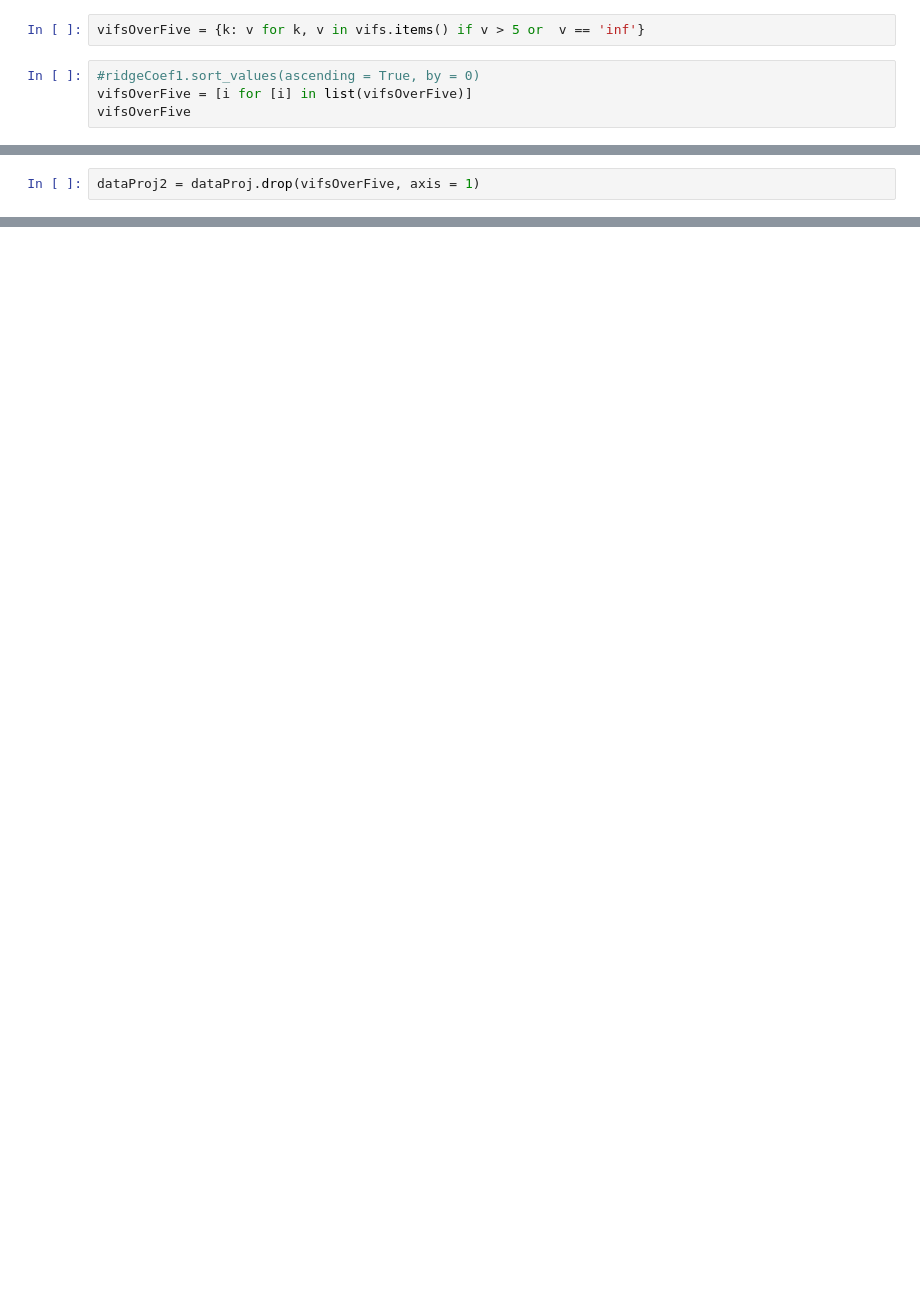
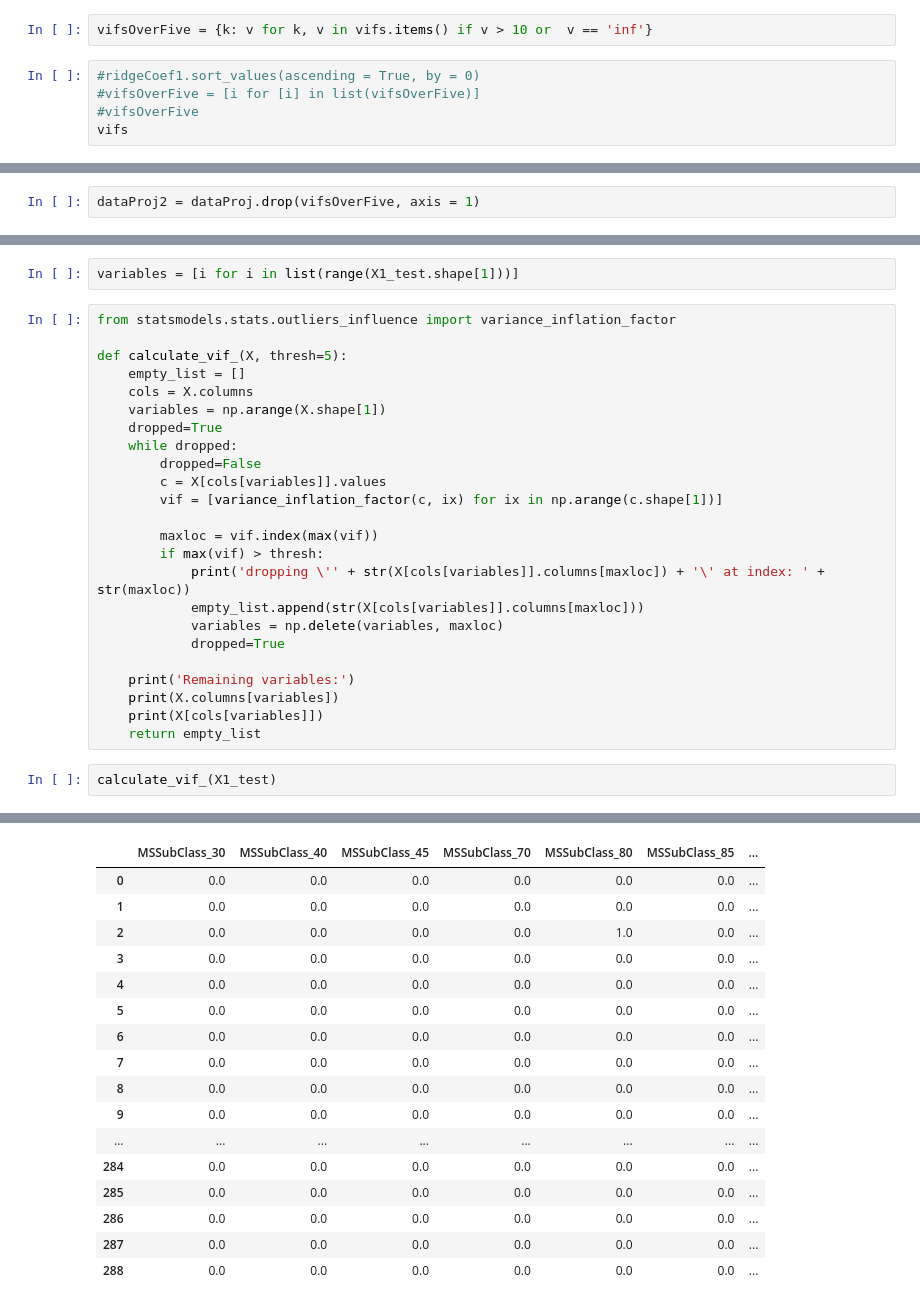
Before and after one commit to bgelly/Machine_Learning_Project_3, a Jupyter notebook: house-prices-advanced-regression-techniques/ridgeBennett/RidgeTestGelly-Copy1.ipynb, the cells around one changed output, grey strips where cells are left out. Cells and saved outputs as stored; diff of their text form; blank space fills up the shorter version.

```diff
--- a/house-prices-advanced-regression-techniques/ridgeBennett/RidgeTestGelly-Copy1.ipynb
+++ b/house-prices-advanced-regression-techniques/ridgeBennett/RidgeTestGelly-Copy1.ipynb
@@ -155,9 +155,10 @@ def calculate_vif_(X):
 
 vifs = calculate_vif_(X1_test)
 # %%
-vifsOverFive = {k: v for k, v in vifs.items() if v > 5 or  v == 'inf'}
+vifsOverFive = {k: v for k, v in vifs.items() if v > 10 or  v == 'inf'}
 # %%
 #ridgeCoef1.sort_values(ascending = True, by = 0)
-vifsOverFive = [i for [i] in list(vifsOverFive)]
-vifsOverFive
+#vifsOverFive = [i for [i] in list(vifsOverFive)]
+#vifsOverFive
+vifs
 # %% [output]
@@ -227,0 +249,29 @@ array([[0., 0., 0., ..., 0., 0., 0.],
+# %%
+variables = [i for i in list(range(X1_test.shape[1]))]
+# %%
+from statsmodels.stats.outliers_influence import variance_inflation_factor
+
+def calculate_vif_(X, thresh=5):
+    empty_list = []
+    cols = X.columns
+    variables = np.arange(X.shape[1])
+    dropped=True
+    while dropped:
+        dropped=False
+        c = X[cols[variables]].values
+        vif = [variance_inflation_factor(c, ix) for ix in np.arange(c.shape[1])]
+
+        maxloc = vif.index(max(vif))
+        if max(vif) > thresh:
+            print('dropping \'' + str(X[cols[variables]].columns[maxloc]) + '\' at index: ' + str(maxloc))
+            empty_list.append(str(X[cols[variables]].columns[maxloc]))
+            variables = np.delete(variables, maxloc)
+            dropped=True
+
+    print('Remaining variables:')
+    print(X.columns[variables])
+    print(X[cols[variables]])
+    return empty_list
+# %%
+calculate_vif_(X1_test)
+# %% [output]
@@ -227,0 +295,17 @@ array([[0., 0., 0., ..., 0., 0., 0.],
+|  | MSSubClass_30 | MSSubClass_40 | MSSubClass_45 | MSSubClass_70 | MSSubClass_80 | MSSubClass_85 | ... |
+| 0 | 0.0 | 0.0 | 0.0 | 0.0 | 0.0 | 0.0 | ... |
+| 1 | 0.0 | 0.0 | 0.0 | 0.0 | 0.0 | 0.0 | ... |
+| 2 | 0.0 | 0.0 | 0.0 | 0.0 | 1.0 | 0.0 | ... |
+| 3 | 0.0 | 0.0 | 0.0 | 0.0 | 0.0 | 0.0 | ... |
+| 4 | 0.0 | 0.0 | 0.0 | 0.0 | 0.0 | 0.0 | ... |
+| 5 | 0.0 | 0.0 | 0.0 | 0.0 | 0.0 | 0.0 | ... |
+| 6 | 0.0 | 0.0 | 0.0 | 0.0 | 0.0 | 0.0 | ... |
+| 7 | 0.0 | 0.0 | 0.0 | 0.0 | 0.0 | 0.0 | ... |
+| 8 | 0.0 | 0.0 | 0.0 | 0.0 | 0.0 | 0.0 | ... |
+| 9 | 0.0 | 0.0 | 0.0 | 0.0 | 0.0 | 0.0 | ... |
+| ... | ... | ... | ... | ... | ... | ... | ... |
+| 284 | 0.0 | 0.0 | 0.0 | 0.0 | 0.0 | 0.0 | ... |
+| 285 | 0.0 | 0.0 | 0.0 | 0.0 | 0.0 | 0.0 | ... |
+| 286 | 0.0 | 0.0 | 0.0 | 0.0 | 0.0 | 0.0 | ... |
+| 287 | 0.0 | 0.0 | 0.0 | 0.0 | 0.0 | 0.0 | ... |
+| 288 | 0.0 | 0.0 | 0.0 | 0.0 | 0.0 | 0.0 | ... |
```
Also changed, not shown: parts of 32 cells of this notebook, 2 other files.
